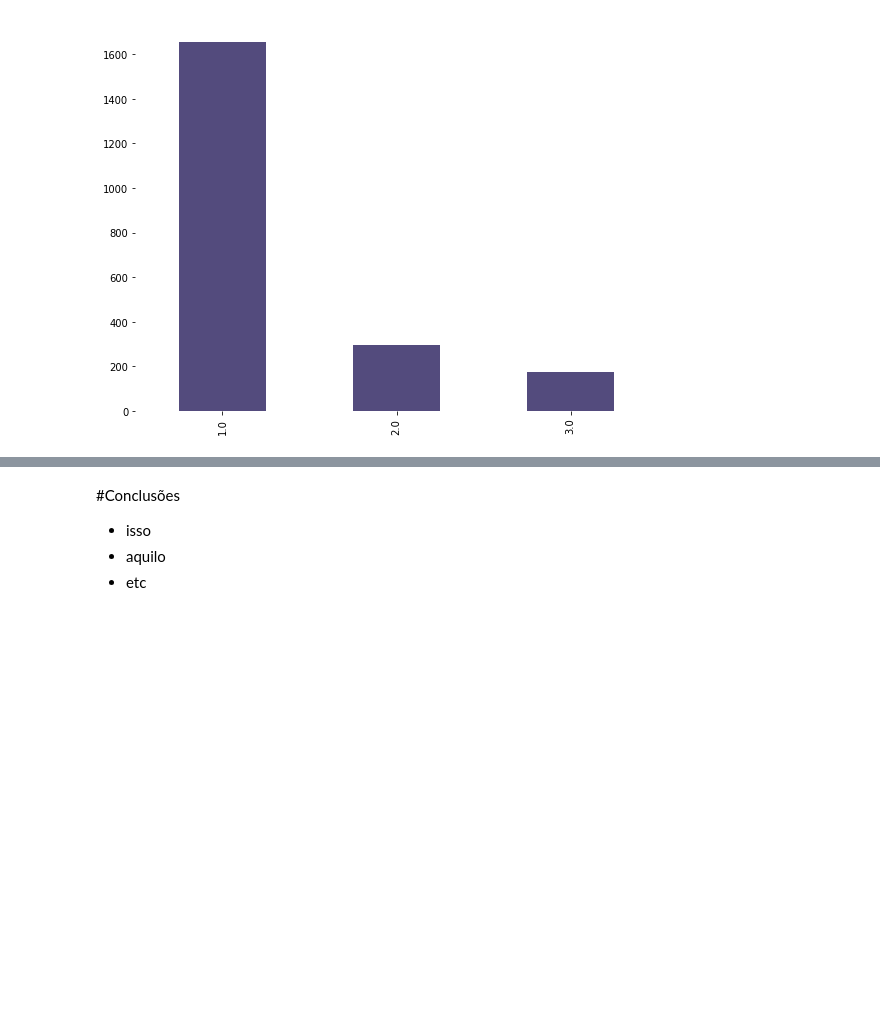
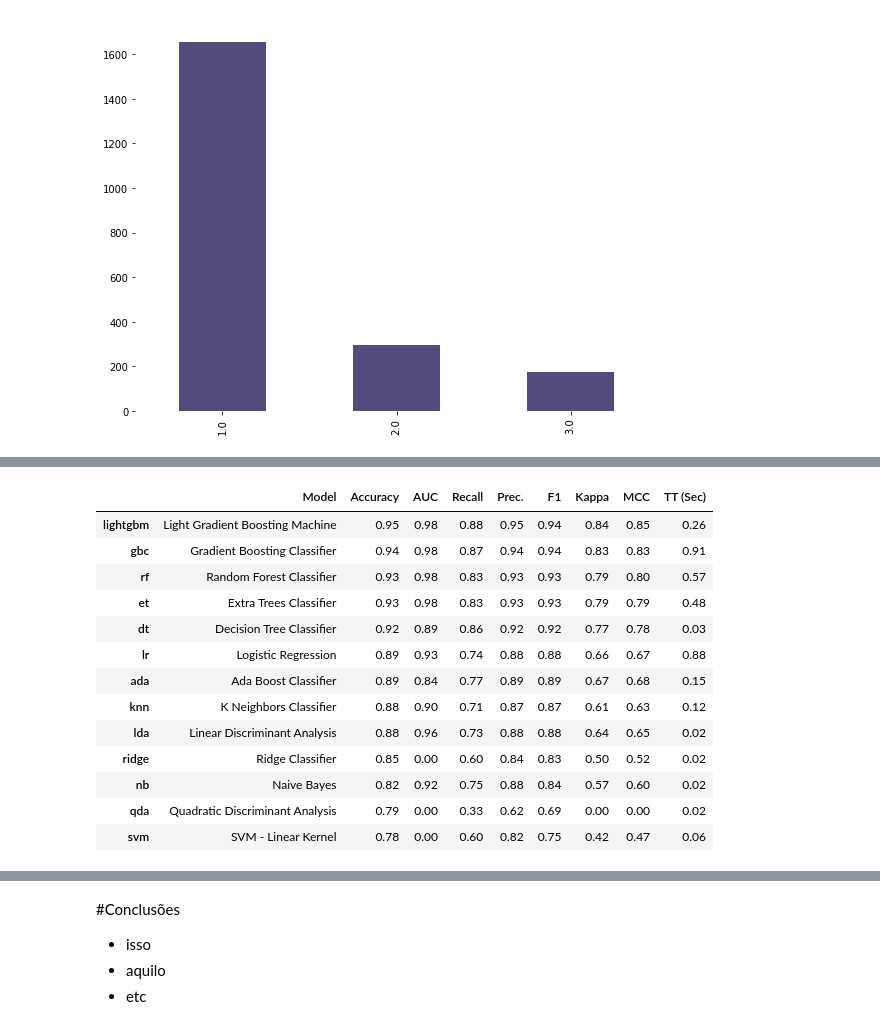
Before and after one commit to FerrazThales/Fetal_Health_Classification, a Jupyter notebook: Fetal_Health_Classification_with_Pycaret.ipynb, the cells around one changed output, grey strips where cells are left out. Cells and saved outputs as stored; diff of their text form; code cells hidden in the pictures; blank space fills up the shorter version.

```diff
--- a/Fetal_Health_Classification_with_Pycaret.ipynb
+++ b/Fetal_Health_Classification_with_Pycaret.ipynb
@@ -233,0 +388,20 @@ plt.tight_layout();
+# %%
+#comparando os modelos de classificação de acordo com a métrica escolhida
+
+#dar uma lida melhor na documentação oficial
+best = compare_models(round=2,n_select=2)
+# %% [output]
+|  | Model | Accuracy | AUC | Recall | Prec. | F1 | Kappa | MCC | TT (Sec) |
+| lightgbm | Light Gradient Boosting Machine | 0.95 | 0.98 | 0.88 | 0.95 | 0.94 | 0.84 | 0.85 | 0.26 |
+| gbc | Gradient Boosting Classifier | 0.94 | 0.98 | 0.87 | 0.94 | 0.94 | 0.83 | 0.83 | 0.91 |
+| rf | Random Forest Classifier | 0.93 | 0.98 | 0.83 | 0.93 | 0.93 | 0.79 | 0.80 | 0.57 |
+| et | Extra Trees Classifier | 0.93 | 0.98 | 0.83 | 0.93 | 0.93 | 0.79 | 0.79 | 0.48 |
+| dt | Decision Tree Classifier | 0.92 | 0.89 | 0.86 | 0.92 | 0.92 | 0.77 | 0.78 | 0.03 |
+| lr | Logistic Regression | 0.89 | 0.93 | 0.74 | 0.88 | 0.88 | 0.66 | 0.67 | 0.88 |
+| ada | Ada Boost Classifier | 0.89 | 0.84 | 0.77 | 0.89 | 0.89 | 0.67 | 0.68 | 0.15 |
+| knn | K Neighbors Classifier | 0.88 | 0.90 | 0.71 | 0.87 | 0.87 | 0.61 | 0.63 | 0.12 |
+| lda | Linear Discriminant Analysis | 0.88 | 0.96 | 0.73 | 0.88 | 0.88 | 0.64 | 0.65 | 0.02 |
+| ridge | Ridge Classifier | 0.85 | 0.00 | 0.60 | 0.84 | 0.83 | 0.50 | 0.52 | 0.02 |
+| nb | Naive Bayes | 0.82 | 0.92 | 0.75 | 0.88 | 0.84 | 0.57 | 0.60 | 0.02 |
+| qda | Quadratic Discriminant Analysis | 0.79 | 0.00 | 0.33 | 0.62 | 0.69 | 0.00 | 0.00 | 0.02 |
+| svm | SVM - Linear Kernel | 0.78 | 0.00 | 0.60 | 0.82 | 0.75 | 0.42 | 0.47 | 0.06 |
```
Also changed, not shown: parts of 56 cells of this notebook.
